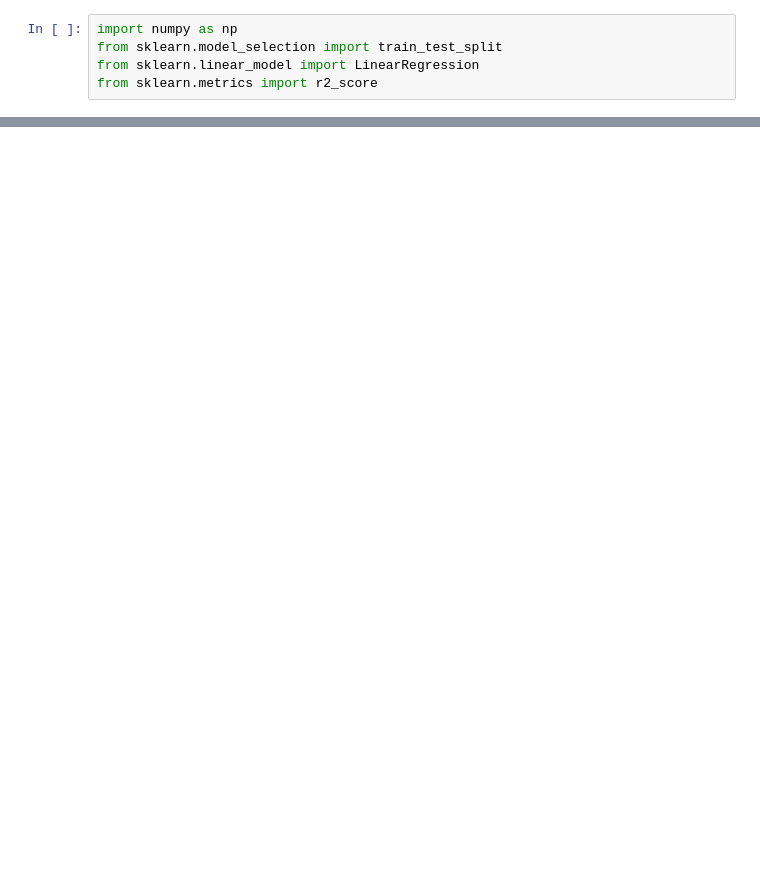
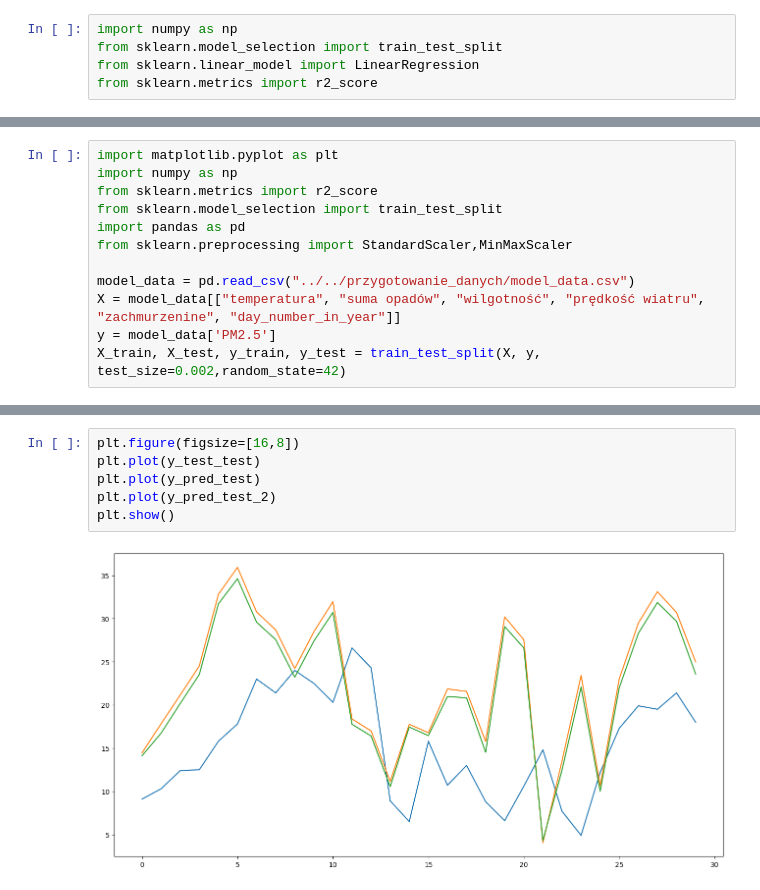
Before and after one commit to Bronek31/praca_inzynierska, a Jupyter notebook: aktualne/modele/statystyczne/regresja_liniowa.ipynb, the cells around one changed output, grey strips where cells are left out. Drawn from its saved outputs; the diff is of its cells as text; blank space fills up the shorter version.

```diff
--- a/aktualne/modele/statystyczne/regresja_liniowa.ipynb
+++ b/aktualne/modele/statystyczne/regresja_liniowa.ipynb
@@ -56,0 +111,12 @@ Procentowa zgodność: -20.94%
+# %%
+import matplotlib.pyplot as plt
+import numpy as np
+from sklearn.metrics import r2_score
+from sklearn.model_selection import train_test_split
+import pandas as pd
+from sklearn.preprocessing import StandardScaler,MinMaxScaler
+
+model_data = pd.read_csv("../../przygotowanie_danych/model_data.csv")
+X = model_data[["temperatura", "suma opadów", "wilgotność", "prędkość wiatru", "zachmurzenine", "day_number_in_year"]]
+y = model_data['PM2.5']
+X_train, X_test, y_train, y_test = train_test_split(X, y, test_size=0.002,random_state=42)
@@ -56,0 +209,8 @@ Procentowa zgodność: -20.94%
+# %%
+plt.figure(figsize=[16,8])
+plt.plot(y_test_test)
+plt.plot(y_pred_test)
+plt.plot(y_pred_test_2)
+plt.show()
+# %% [output]
+[figure, added]
```
Also changed, not shown: parts of 7 cells of this notebook, 1 other file.
